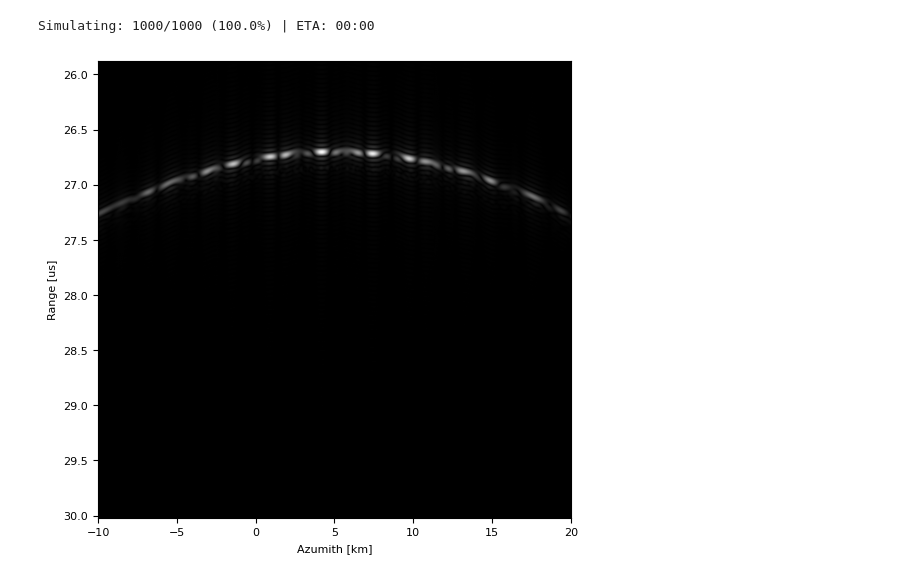
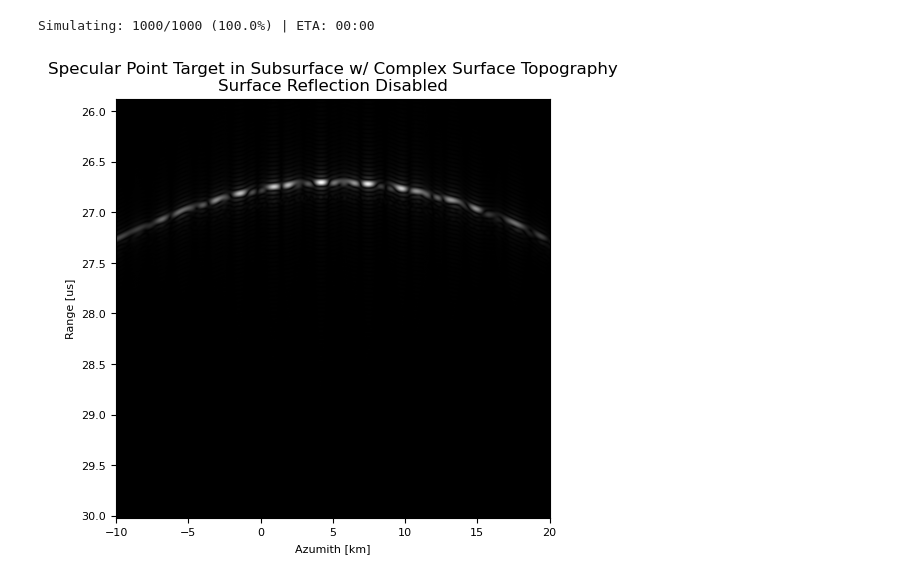
Before and after one commit to Nacnud04/EuropaRaypaths, a Jupyter notebook: examples/Examples.ipynb, the cells around one changed output. Saved outputs shown, nothing was run; the diff lists cells and outputs as text; code cells hidden in the pictures.

```diff
--- a/examples/Examples.ipynb
+++ b/examples/Examples.ipynb
@@ -40,7 +40,7 @@ for x in np.linspace(-10e3, 20e3, n):
     ss.append(source)
 
 # target location
-t = (5000, 5000, -500)   # target location (x, y, z)
+t = (5000, 5050, -500)   # target location (x, y, z)
 # %%
 rdrgrm, time = run_sim_ms(surf, ss, t, reflect=True, polarization='v', sltrng=False)
 # %% [output]
@@ -102,10 +103,11 @@ Simulating: 1000/1000 (100.0%) | ETA: 00:00
 # %%
 extent = (-10, 20, np.max(time)/1e3, np.min(time)/1e3)
 fig, ax = plt.subplots(1, figsize=(10, 5), constrained_layout=True)
 ax.imshow(np.abs(rdrgrm), cmap="gray", aspect=7, extent=extent)
 ax.set_xlabel("Azumith [km]", fontsize=8)
 ax.set_ylabel("Range [us]", fontsize=8)
 ax.tick_params(labelsize=8)
+ax.set_title("Specular Point Target in Subsurface w/ Complex Surface Topography\nSurface Reflection Disabled")
 plt.show()
 # %% [output]
-[figure, old version]
+[figure, new version]
```
Also changed, not shown: parts of 4 cells of this notebook, 2 other files.
